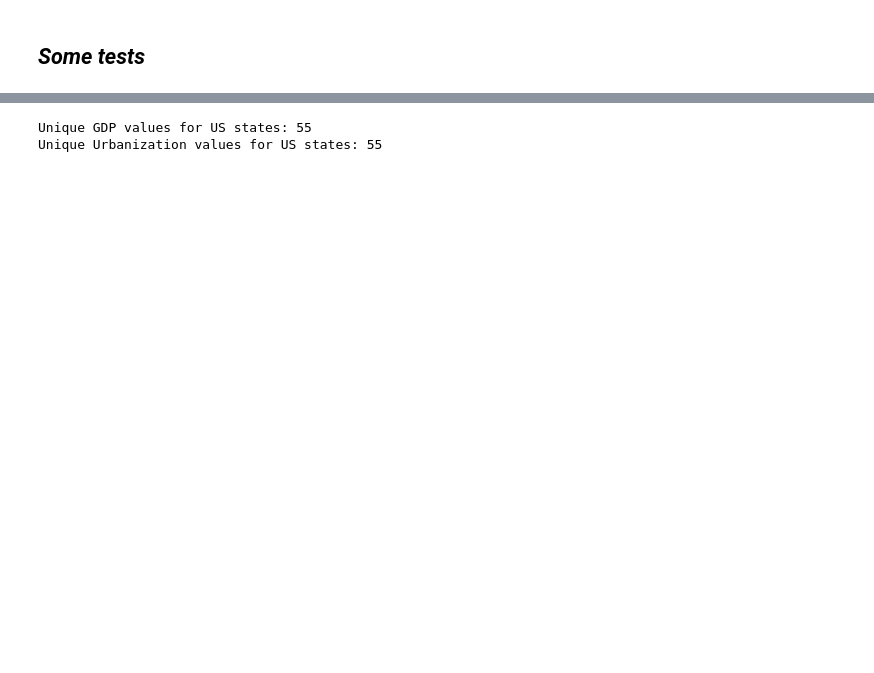
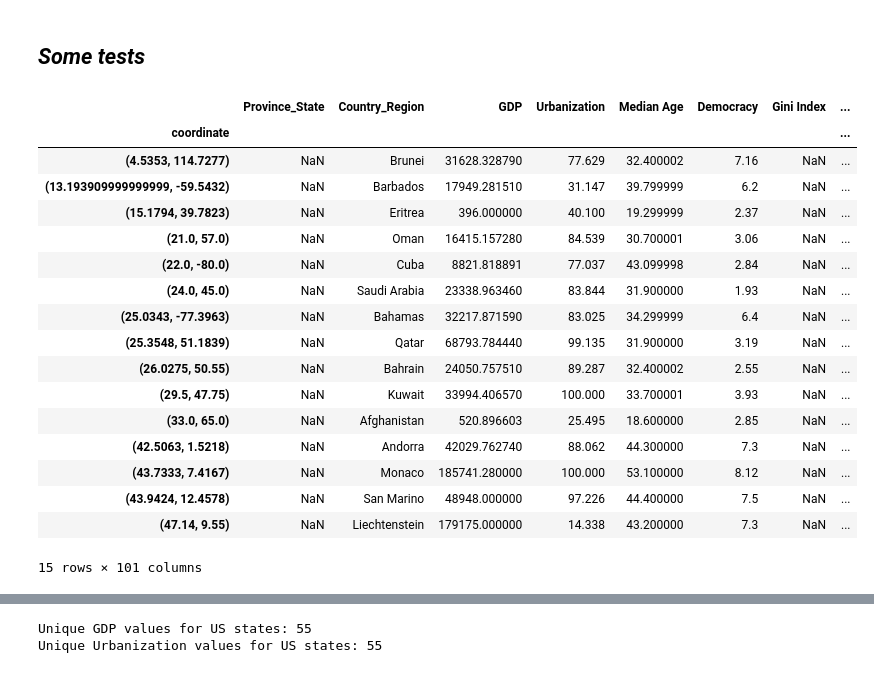
Before and after one commit to hopl1t/covid19, a Jupyter notebook: notebooks/add_gdp_urban_tests_to_pickle_1504.ipynb, the cells around one changed output, grey strips where cells are left out. Cells and saved outputs as stored; diff of their text form; code cells hidden in the pictures; blank space fills up the shorter version.

```diff
--- a/notebooks/add_gdp_urban_tests_to_pickle_1504.ipynb
+++ b/notebooks/add_gdp_urban_tests_to_pickle_1504.ipynb
@@ -616,5 +682,28 @@ new_hopkins_conf
 # %% [markdown]
 ## _Some tests_
+# %%
+gini_test = pd.DataFrame(new_hopkins_conf.xs('data', level='information', axis=0))
+gini_test = gini_test[gini_test['Gini Index'].isna()]
+gini_test
+# %% [output]
+|  | Province_State | Country_Region | GDP | Urbanization | Median Age | Democracy | Gini Index | ... |
+| coordinate |  |  |  |  |  |  |  | ... |
+| (4.5353, 114.7277) | NaN | Brunei | 31628.328790 | 77.629 | 32.400002 | 7.16 | NaN | ... |
+| (13.193909999999999, -59.5432) | NaN | Barbados | 17949.281510 | 31.147 | 39.799999 | 6.2 | NaN | ... |
+| (15.1794, 39.7823) | NaN | Eritrea | 396.000000 | 40.100 | 19.299999 | 2.37 | NaN | ... |
+| (21.0, 57.0) | NaN | Oman | 16415.157280 | 84.539 | 30.700001 | 3.06 | NaN | ... |
+| (22.0, -80.0) | NaN | Cuba | 8821.818891 | 77.037 | 43.099998 | 2.84 | NaN | ... |
+| (24.0, 45.0) | NaN | Saudi Arabia | 23338.963460 | 83.844 | 31.900000 | 1.93 | NaN | ... |
+| (25.0343, -77.3963) | NaN | Bahamas | 32217.871590 | 83.025 | 34.299999 | 6.4 | NaN | ... |
+| (25.3548, 51.1839) | NaN | Qatar | 68793.784440 | 99.135 | 31.900000 | 3.19 | NaN | ... |
+| (26.0275, 50.55) | NaN | Bahrain | 24050.757510 | 89.287 | 32.400002 | 2.55 | NaN | ... |
+| (29.5, 47.75) | NaN | Kuwait | 33994.406570 | 100.000 | 33.700001 | 3.93 | NaN | ... |
+| (33.0, 65.0) | NaN | Afghanistan | 520.896603 | 25.495 | 18.600000 | 2.85 | NaN | ... |
+| (42.5063, 1.5218) | NaN | Andorra | 42029.762740 | 88.062 | 44.300000 | 7.3 | NaN | ... |
+| (43.7333, 7.4167) | NaN | Monaco | 185741.280000 | 100.000 | 53.100000 | 8.12 | NaN | ... |
+| (43.9424, 12.4578) | NaN | San Marino | 48948.000000 | 97.226 | 44.400000 | 7.5 | NaN | ... |
+| (47.14, 9.55) | NaN | Liechtenstein | 179175.000000 | 14.338 | 43.200000 | 7.3 | NaN | ... |
+15 rows × 101 columns
 # %%
 age_test = pd.DataFrame(new_hopkins_conf.xs('data', level='information', axis=0))
 age_test = age_test[age_test['Median Age'].isna()]
```
Also changed, not shown: parts of 23 cells of this notebook.
